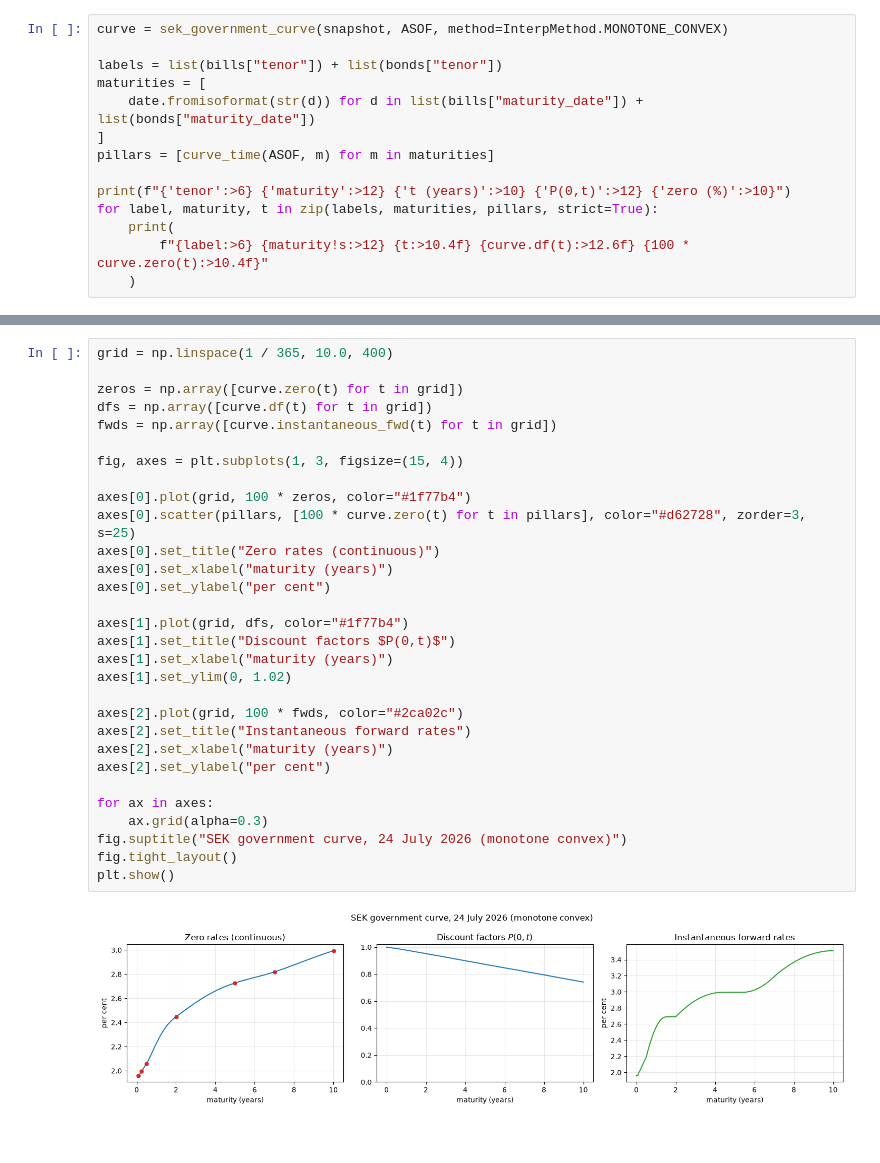
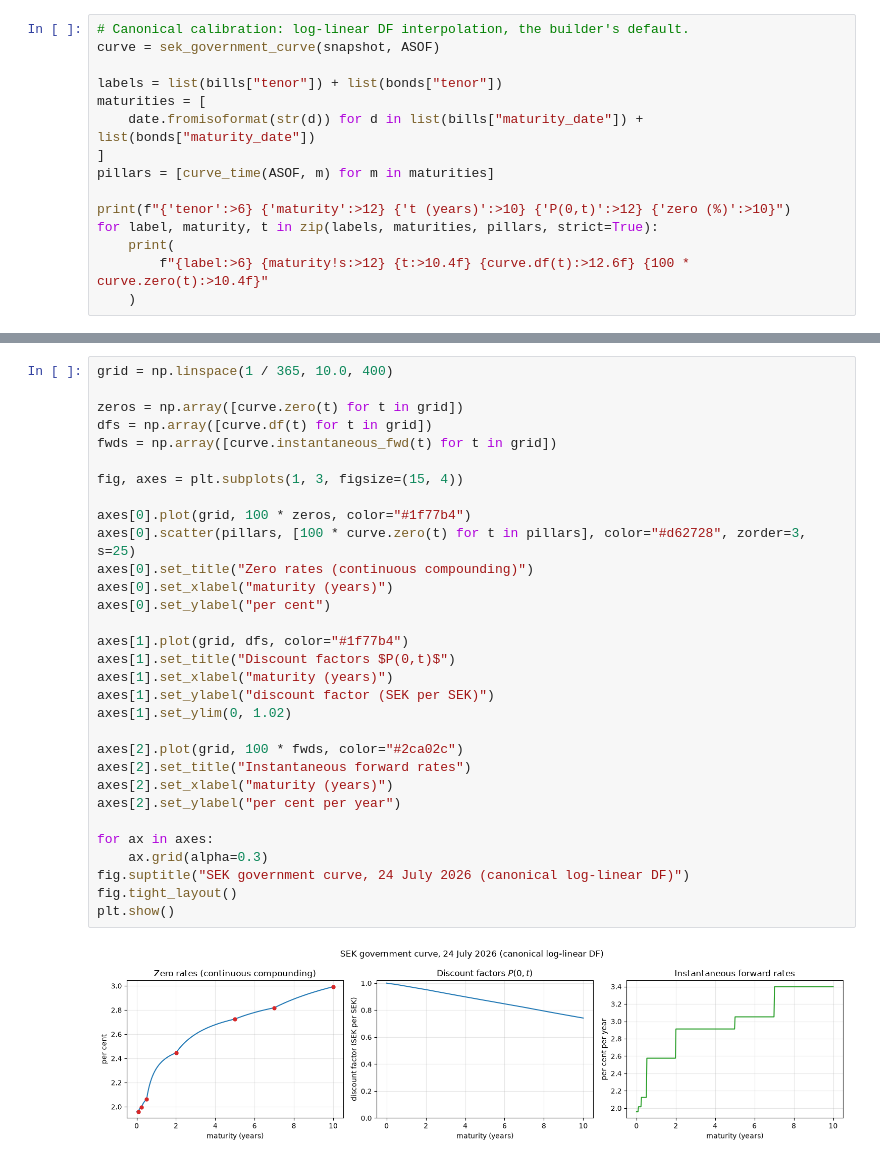
Before and after one commit to wididestrianda01/fixed-income-curve-engine, a Jupyter notebook: notebooks/01-curve-construction.ipynb, the cells around one changed output, grey strips where cells are left out. Drawn from its saved outputs; the diff is of its cells as text.

```diff
--- a/notebooks/01-curve-construction.ipynb
+++ b/notebooks/01-curve-construction.ipynb
@@ -167,7 +184,8 @@ tenor maturity_date   yield
 # `sek_government_curve` does internally: it passes the same number as both the
 # instrument coupon and the target rate.
 # %%
-curve = sek_government_curve(snapshot, ASOF, method=InterpMethod.MONOTONE_CONVEX)
+# Canonical calibration: log-linear DF interpolation, the builder's default.
+curve = sek_government_curve(snapshot, ASOF)
 
 labels = list(bills["tenor"]) + list(bonds["tenor"])
 maturities = [
@@ -245,32 +304,33 @@ continuous zero rate    1.9964 %
 # %%
 grid = np.linspace(1 / 365, 10.0, 400)
 
 zeros = np.array([curve.zero(t) for t in grid])
 dfs = np.array([curve.df(t) for t in grid])
 fwds = np.array([curve.instantaneous_fwd(t) for t in grid])
 
 fig, axes = plt.subplots(1, 3, figsize=(15, 4))
 
 axes[0].plot(grid, 100 * zeros, color="#1f77b4")
 axes[0].scatter(pillars, [100 * curve.zero(t) for t in pillars], color="#d62728", zorder=3, s=25)
-axes[0].set_title("Zero rates (continuous)")
+axes[0].set_title("Zero rates (continuous compounding)")
 axes[0].set_xlabel("maturity (years)")
 axes[0].set_ylabel("per cent")
 
 axes[1].plot(grid, dfs, color="#1f77b4")
 axes[1].set_title("Discount factors $P(0,t)$")
 axes[1].set_xlabel("maturity (years)")
+axes[1].set_ylabel("discount factor (SEK per SEK)")
 axes[1].set_ylim(0, 1.02)
 
 axes[2].plot(grid, 100 * fwds, color="#2ca02c")
 axes[2].set_title("Instantaneous forward rates")
 axes[2].set_xlabel("maturity (years)")
-axes[2].set_ylabel("per cent")
+axes[2].set_ylabel("per cent per year")
 
 for ax in axes:
     ax.grid(alpha=0.3)
-fig.suptitle("SEK government curve, 24 July 2026 (monotone convex)")
+fig.suptitle("SEK government curve, 24 July 2026 (canonical log-linear DF)")
 fig.tight_layout()
 plt.show()
 # %% [output]
-[figure, old version]
+[figure, new version]
```
Also changed, not shown: parts of 13 cells of this notebook, 5 other files.
